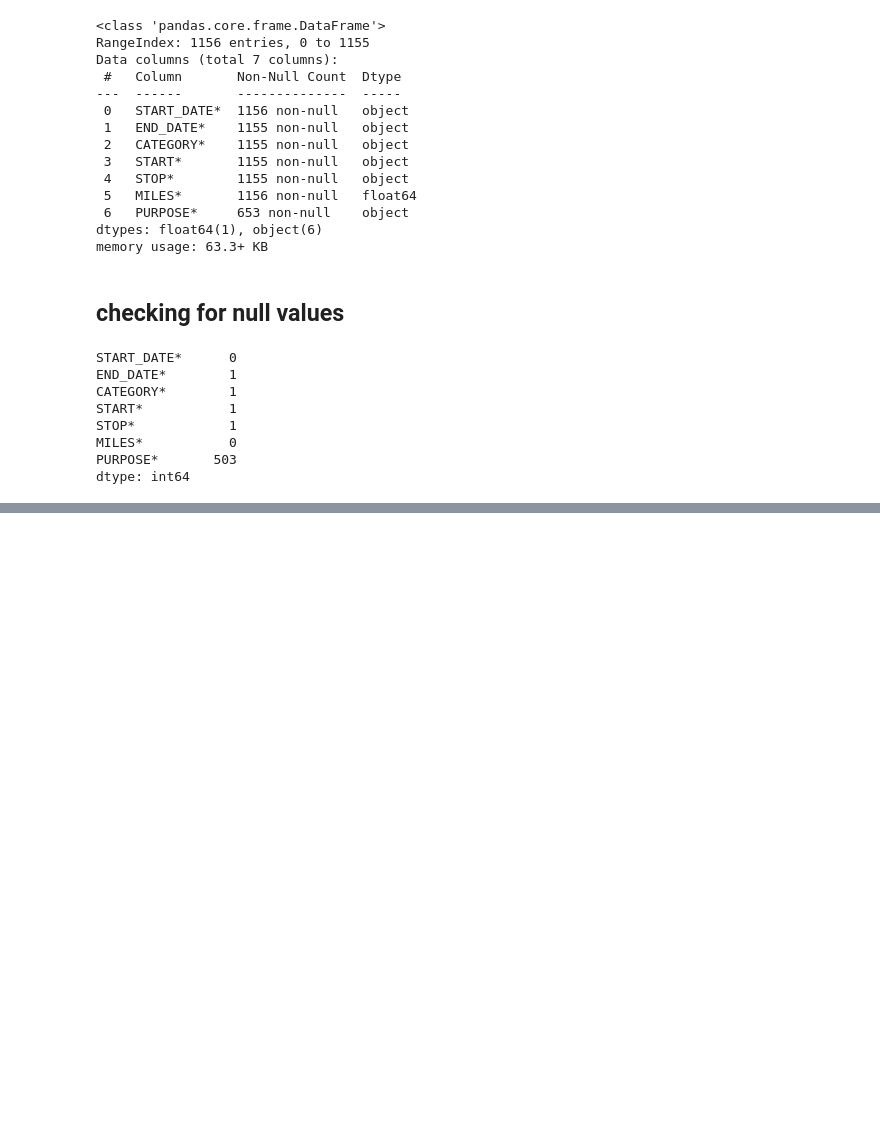
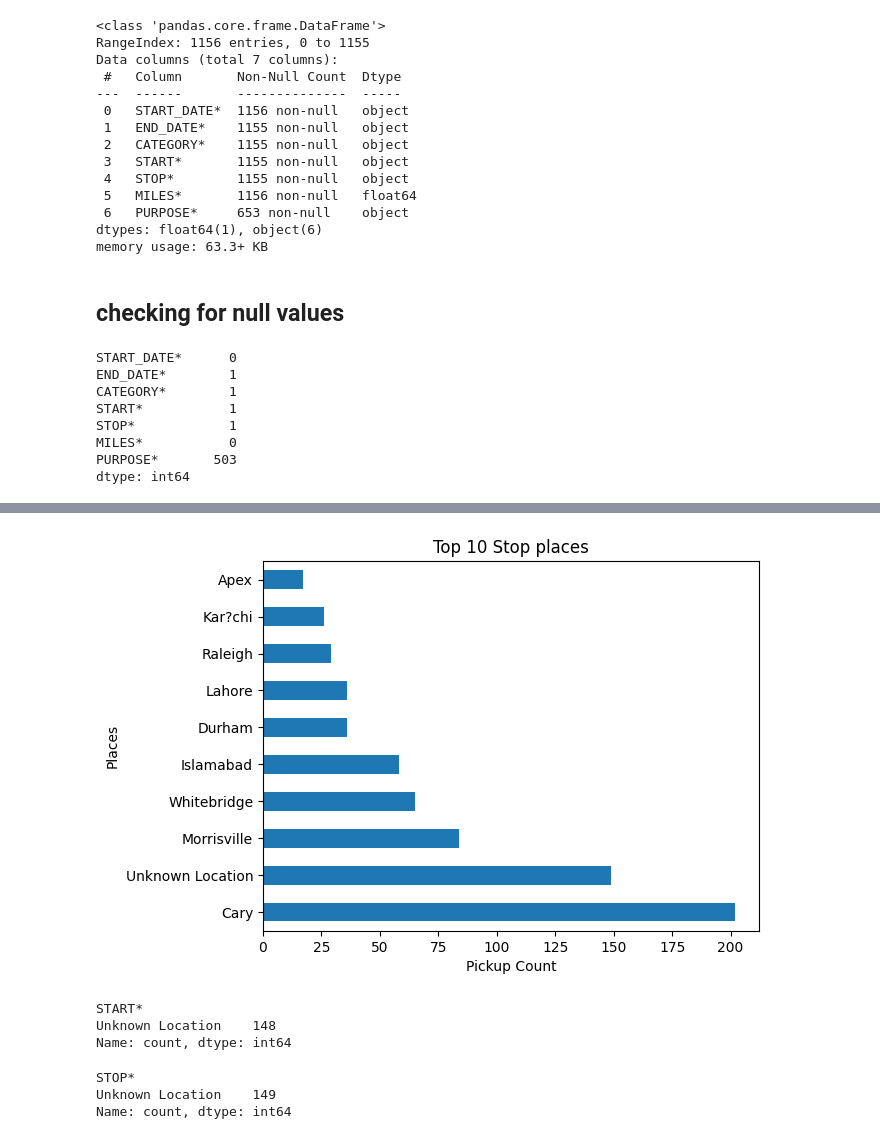
Before and after one commit to TejasPosupo/CodeClause_Internship_tasks, a Jupyter notebook: Uber Data Analytics/Uber Data Anaytics.ipynb, the cells around one changed output, grey strips where cells are left out. Saved outputs shown, nothing was run; the diff lists cells and outputs as text; code cells hidden in the pictures; blank space fills up the shorter version.

```diff
--- a/Uber Data Analytics/Uber Data Anaytics.ipynb
+++ b/Uber Data Analytics/Uber Data Anaytics.ipynb
@@ -56,0 +232,16 @@ dtype: int64
+# %%
+df['STOP*'].value_counts(ascending=False)[:10].plot(kind='barh',ylabel='Places', xlabel='Pickup Count', title='Top 10 Stop places');
+# %% [output]
+[figure, added]
+# %%
+df[df['START*']=='Unknown Location']['START*'].value_counts()
+# %% [output]
+START*
+Unknown Location    148
+Name: count, dtype: int64
+# %%
+df[df['STOP*']=='Unknown Location']['STOP*'].value_counts()
+# %% [output]
+STOP*
+Unknown Location    149
+Name: count, dtype: int64
```
Also changed, not shown: parts of 31 cells of this notebook.
